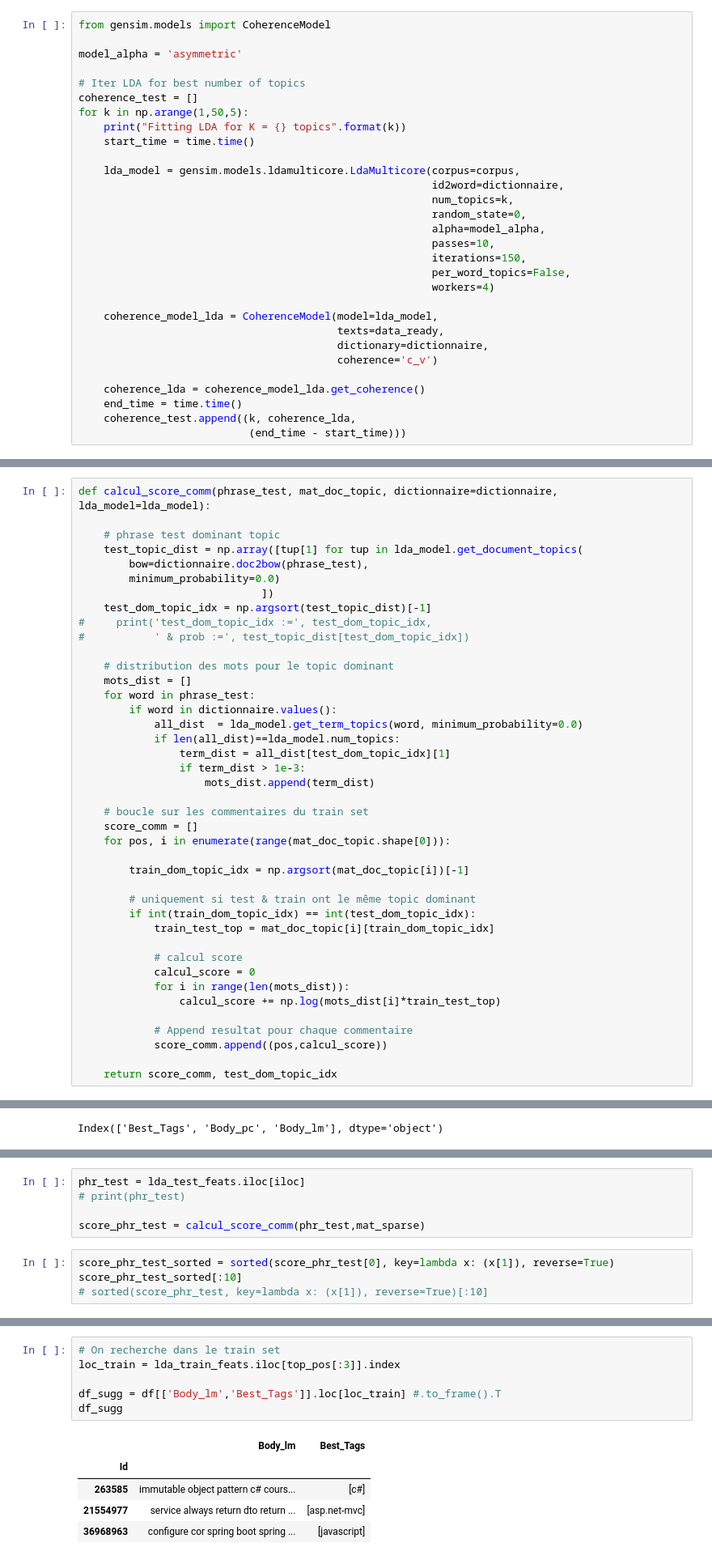
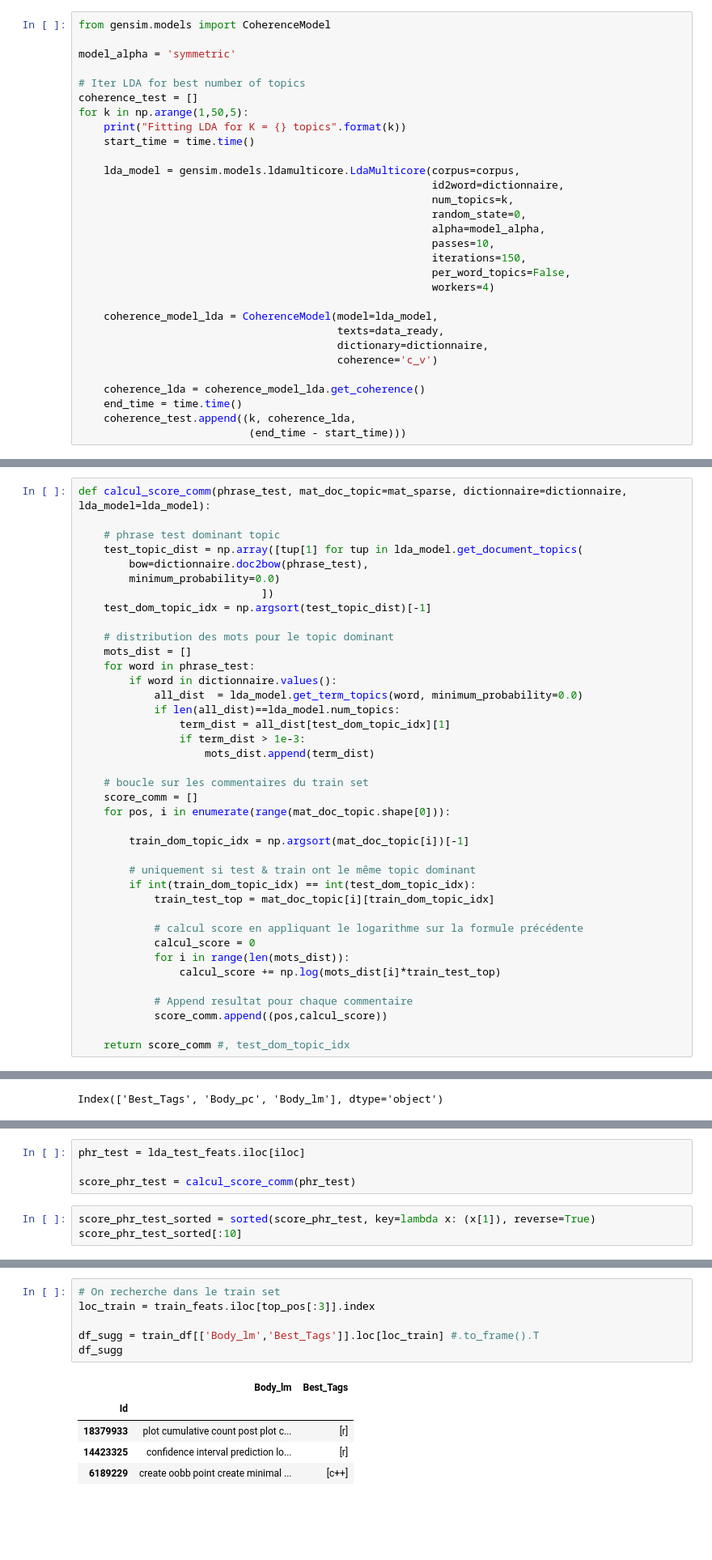
Before and after one commit to aliheadou/NLP_TagsSuggestion, a Jupyter notebook: 02_Suggestions.ipynb, the cells around one changed output, grey strips where cells are left out. Shown at 81% size. Drawn from its saved outputs; the diff is of its cells as text; blank space fills up the shorter version.

```diff
--- a/02_Suggestions.ipynb
+++ b/02_Suggestions.ipynb
@@ -205,7 +241,7 @@ corpus = [dictionnaire.doc2bow(text) for text in data_ready]
 # %%
 from gensim.models import CoherenceModel
 
-model_alpha = 'asymmetric'
+model_alpha = 'symmetric'
 
 # Iter LDA for best number of topics
 coherence_test = []
@@ -445,5 +501,5 @@ array([[0.13066128, 0.        , 0.50440347, 0.35129419, 0.        ,
 # %%
-def calcul_score_comm(phrase_test, mat_doc_topic, dictionnaire=dictionnaire, lda_model=lda_model):
+def calcul_score_comm(phrase_test, mat_doc_topic=mat_sparse, dictionnaire=dictionnaire, lda_model=lda_model):
 
     # phrase test dominant topic
     test_topic_dist = np.array([tup[1] for tup in lda_model.get_document_topics(
@@ -451,8 +507,6 @@ def calcul_score_comm(phrase_test, mat_doc_topic, dictionnaire=dictionnaire, lda
         minimum_probability=0.0)
                              ])
     test_dom_topic_idx = np.argsort(test_topic_dist)[-1]
-#     print('test_dom_topic_idx :=', test_dom_topic_idx,
-#           ' & prob :=', test_topic_dist[test_dom_topic_idx])
 
     # distribution des mots pour le topic dominant
     mots_dist = []
@@ -474,7 +528,7 @@ def calcul_score_comm(phrase_test, mat_doc_topic, dictionnaire=dictionnaire, lda
         if int(train_dom_topic_idx) == int(test_dom_topic_idx):
             train_test_top = mat_doc_topic[i][train_dom_topic_idx]
 
-            # calcul score
+            # calcul score en appliquant le logarithme sur la formule précédente
             calcul_score = 0
             for i in range(len(mots_dist)):
                 calcul_score += np.log(mots_dist[i]*train_test_top)
@@ -482,7 +536,7 @@ def calcul_score_comm(phrase_test, mat_doc_topic, dictionnaire=dictionnaire, lda
             # Append resultat pour chaque commentaire
             score_comm.append((pos,calcul_score))
 
-    return score_comm, test_dom_topic_idx
+    return score_comm #, test_dom_topic_idx
 # %%
 df.columns
 # %% [output]
@@ -507,10 +559,8 @@ lda_test_df[['Body_lm', 'Best_Tags']].iloc[iloc].to_frame().T
 # %%
 phr_test = lda_test_feats.iloc[iloc]
-# print(phr_test)
 
-score_phr_test = calcul_score_comm(phr_test,mat_sparse)
+score_phr_test = calcul_score_comm(phr_test)
 # %%
-score_phr_test_sorted = sorted(score_phr_test[0], key=lambda x: (x[1]), reverse=True)
+score_phr_test_sorted = sorted(score_phr_test, key=lambda x: (x[1]), reverse=True)
 score_phr_test_sorted[:10]
-# sorted(score_phr_test, key=lambda x: (x[1]), reverse=True)[:10]
 # %% [output]
@@ -539,15 +588,15 @@ df_dominant_topic[['Topic_Keywords', 'Dominant_Topic']].iloc[pos].to_frame().T
 # %%
 # On recherche dans le train set
-loc_train = lda_train_feats.iloc[top_pos[:3]].index
+loc_train = train_feats.iloc[top_pos[:3]].index
 
-df_sugg = df[['Body_lm','Best_Tags']].loc[loc_train] #.to_frame().T
+df_sugg = train_df[['Body_lm','Best_Tags']].loc[loc_train] #.to_frame().T
 df_sugg
 # %% [output]
 |  | Body_lm | Best_Tags |
 | Id |  |  |
-| 263585 | immutable object pattern c# cours... | [c#] |
-| 21554977 | service always return dto return ... | [asp.net-mvc] |
-| 36968963 | configure cor spring boot spring ... | [javascript] |
+| 18379933 | plot cumulative count post plot c... | [r] |
+| 14423325 | confidence interval prediction lo... | [r] |
+| 6189229 | create oobb point create minimal ... | [c++] |
 # %%
 sugg_tags = [tag for tag_list in df_sugg['Best_Tags'].values.tolist() for tag in tag_list]
 
```
Also changed, not shown: parts of 112 cells of this notebook, 4 other files.
